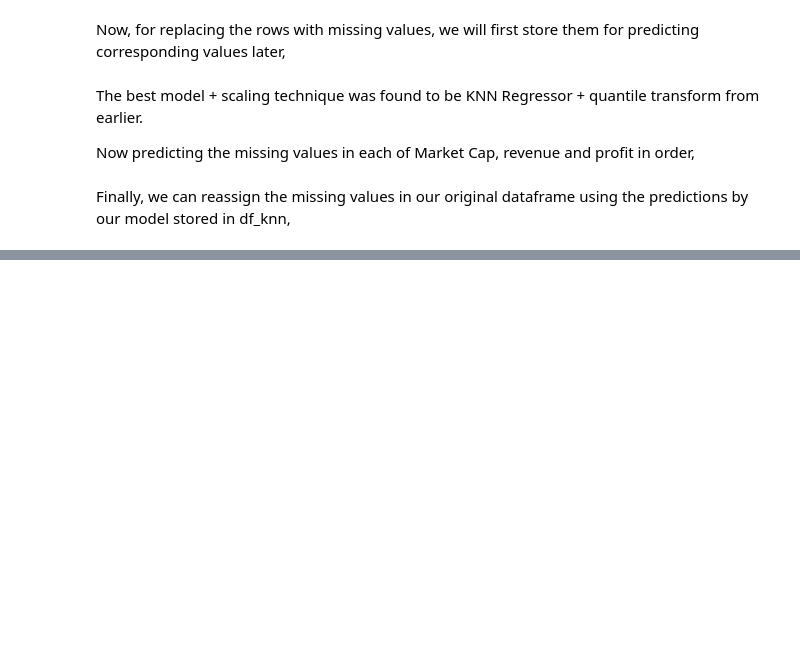
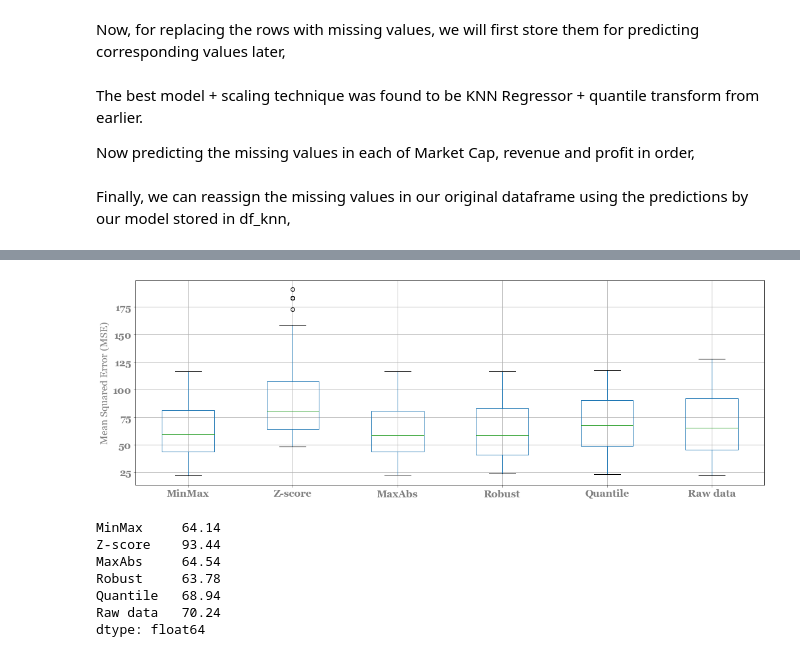
Before and after one commit to BrandonHardatt/fortune-1000, a Jupyter notebook: Project-Iteration2.ipynb, the cells around one changed output, grey strips where cells are left out. Saved outputs shown, nothing was run; the diff lists cells and outputs as text; code cells hidden in the pictures; blank space fills up the shorter version.

```diff
--- a/Project-Iteration2.ipynb
+++ b/Project-Iteration2.ipynb
@@ -692 +692,44 @@ df.loc[0:20]
 | 20 | Verizon Communications | VZ | Hans E. Vestberg | 0 | 0 | New York | 31 | 131868.00 | 19265.00 | 1 | ... |
+# %%
+from sklearn.preprocessing import QuantileTransformer
+from sklearn.neighbors import KNeighborsRegressor
+from sklearn.model_selection import RepeatedKFold, cross_val_score
+
+temp = df[['revenue', 'profit','num. of employees', 'Market Cap']].copy() # Were going to ignore the rest of the dataset
+temp = temp.dropna()
+
+scaler_names = ['MinMax', 'Z-score', 'MaxAbs', 'Robust', 'Quantile']
+scalers = [MinMaxScaler(), Normalizer(), MaxAbsScaler(), RobustScaler(), QuantileTransformer(n_quantiles=10, random_state=0, output_distribution='normal')]
+
+
+model = KNeighborsRegressor(n_neighbors=3)
+results = {}
+index = 0
+
+for i in range(len(scalers)):
+    X = temp.drop([target_attribute[0]], axis=1).to_numpy() # X is all the other variables
+    X_t = scalers[i].fit_transform(X)
+    y = temp[target_attribute[0]].to_numpy() # y is target that we want to forecast
+    cv = RepeatedKFold(n_splits=10, n_repeats=5, random_state=42) # Let's estimate the values for several rounds of crossvalidation
+    scores = cross_val_score(model, X_t, y, scoring='neg_root_mean_squared_error', cv=cv, n_jobs=-1)
+    results[scaler_names[i]] = [abs(elem) for elem in scores]
+
+cv = RepeatedKFold(n_splits=10, n_repeats=5, random_state=42)
+scores = cross_val_score(model, X, y, scoring='neg_root_mean_squared_error', cv=cv, n_jobs=-1)
+results['Raw data'] = [abs(elem) for elem in scores]
+
+df_res = pd.DataFrame(results)
+boxplot = df_res.boxplot(figsize=(18,6))
+
+boxplot.set_ylabel('Mean Squared Error (MSE)')
+plt.show()
+print(df_res.mean())
+# %% [output]
+[figure, added]
+MinMax     64.14
+Z-score    93.44
+MaxAbs     64.54
+Robust     63.78
+Quantile   68.94
+Raw data   70.24
+dtype: float64
```
Also changed, not shown: parts of 11 cells of this notebook, 1 other file.
